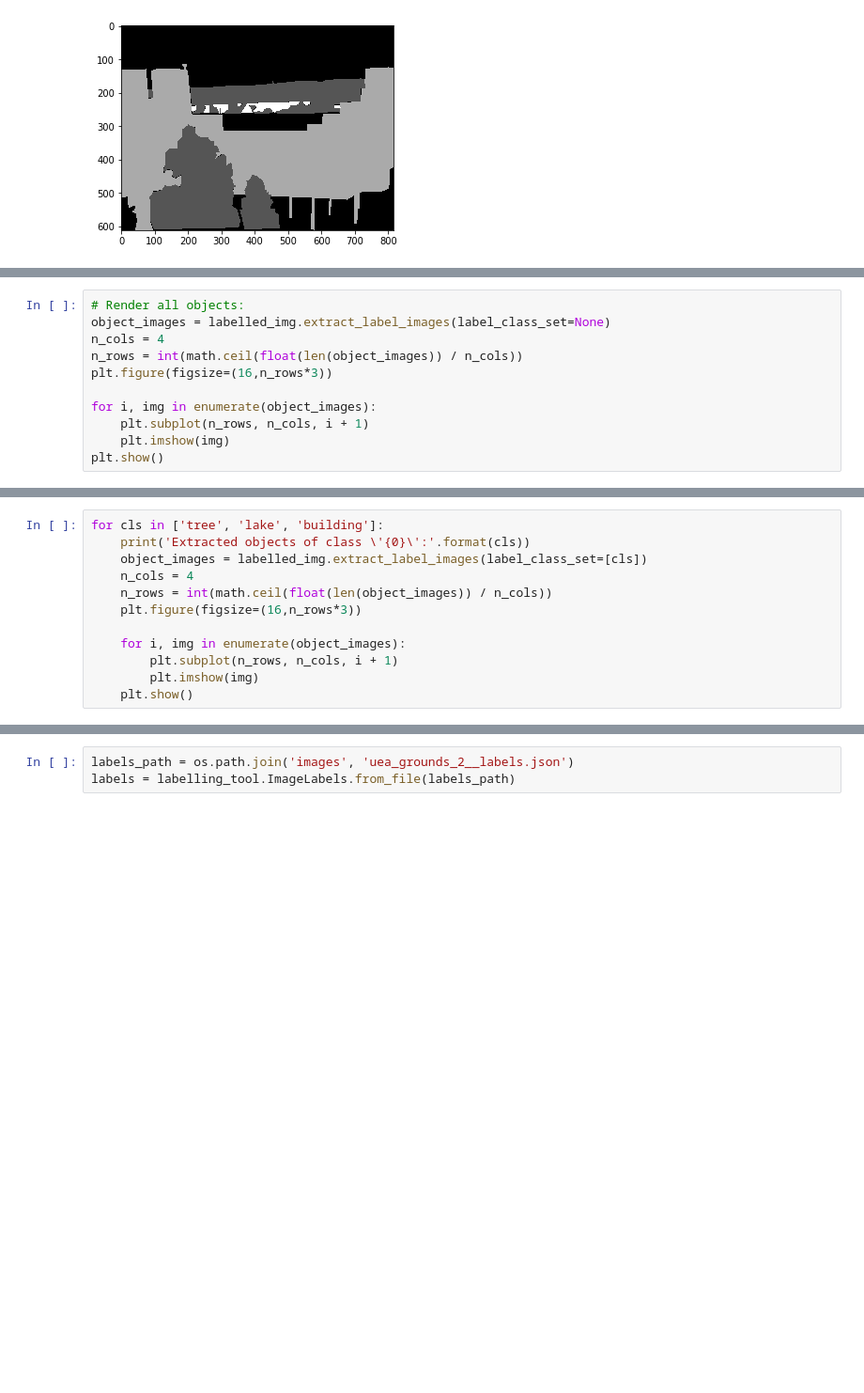
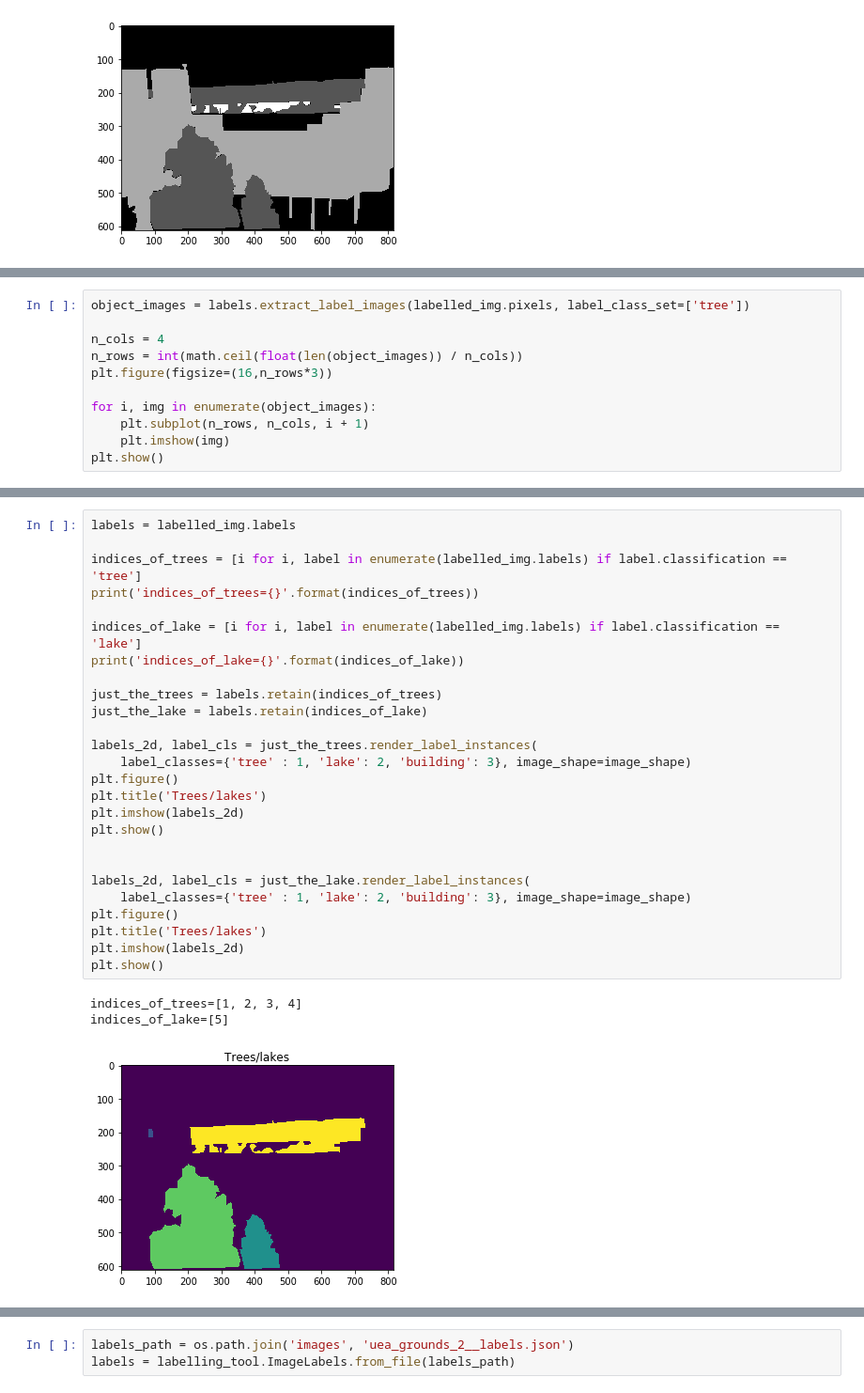
Before and after one commit to Britefury/django-labeller, a Jupyter notebook: Image labeller notebook.ipynb, the cells around one changed output, grey strips where cells are left out. Shown at 94% size. Cells and saved outputs as stored; diff of their text form; blank space fills up the shorter version.

Commit message:
Implemented `retain` and `merge` methods for filtering and merging labels.

```diff
--- a/Image labeller notebook.ipynb
+++ b/Image labeller notebook.ipynb
@@ -234,6 +285,6 @@ The `extract_label_images` method extracts the pixels covered by each individual
 # %%
-# Render all objects:
-object_images = labelled_img.extract_label_images(label_class_set=None)
+object_images = labels.extract_label_images(labelled_img.pixels, label_class_set=['tree'])
+
 n_cols = 4
 n_rows = int(math.ceil(float(len(object_images)) / n_cols))
 plt.figure(figsize=(16,n_rows*3))
@@ -249,12 +297,0 @@ Extract objects separately by class:
-# %%
-for cls in ['tree', 'lake', 'building']:
-    print('Extracted objects of class \'{0}\':'.format(cls))
-    object_images = labelled_img.extract_label_images(label_class_set=[cls])
-    n_cols = 4
-    n_rows = int(math.ceil(float(len(object_images)) / n_cols))
-    plt.figure(figsize=(16,n_rows*3))
-
-    for i, img in enumerate(object_images):
-        plt.subplot(n_rows, n_cols, i + 1)
-        plt.imshow(img)
-    plt.show()
@@ -267,0 +304,30 @@ Extracted objects of class 'building':
+# %%
+labels = labelled_img.labels
+
+indices_of_trees = [i for i, label in enumerate(labelled_img.labels) if label.classification == 'tree']
+print('indices_of_trees={}'.format(indices_of_trees))
+
+indices_of_lake = [i for i, label in enumerate(labelled_img.labels) if label.classification == 'lake']
+print('indices_of_lake={}'.format(indices_of_lake))
+
+just_the_trees = labels.retain(indices_of_trees)
+just_the_lake = labels.retain(indices_of_lake)
+
+labels_2d, label_cls = just_the_trees.render_label_instances(
+    label_classes={'tree' : 1, 'lake': 2, 'building': 3}, image_shape=image_shape)
+plt.figure()
+plt.title('Trees/lakes')
+plt.imshow(labels_2d)
+plt.show()
+
+
+labels_2d, label_cls = just_the_lake.render_label_instances(
+    label_classes={'tree' : 1, 'lake': 2, 'building': 3}, image_shape=image_shape)
+plt.figure()
+plt.title('Trees/lakes')
+plt.imshow(labels_2d)
+plt.show()
+# %% [output]
+indices_of_trees=[1, 2, 3, 4]
+indices_of_lake=[5]
+[figure, added]
```
Also changed, not shown: parts of 63 cells of this notebook, 1 other file.
